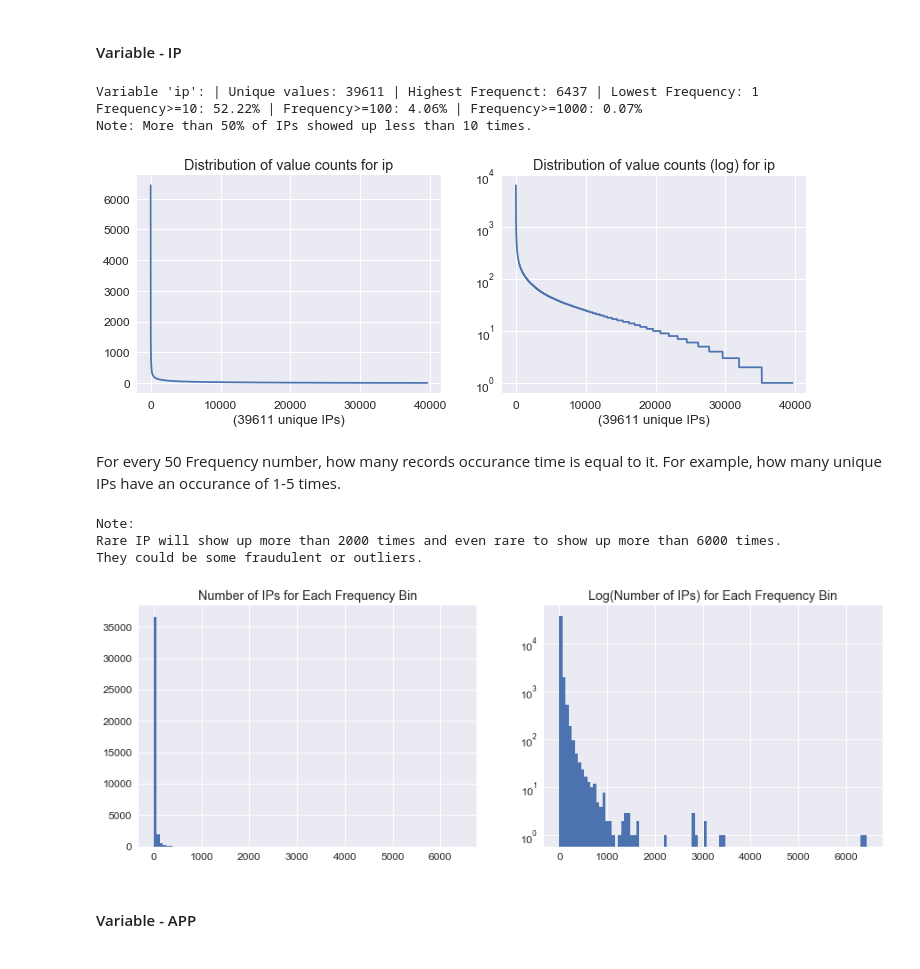
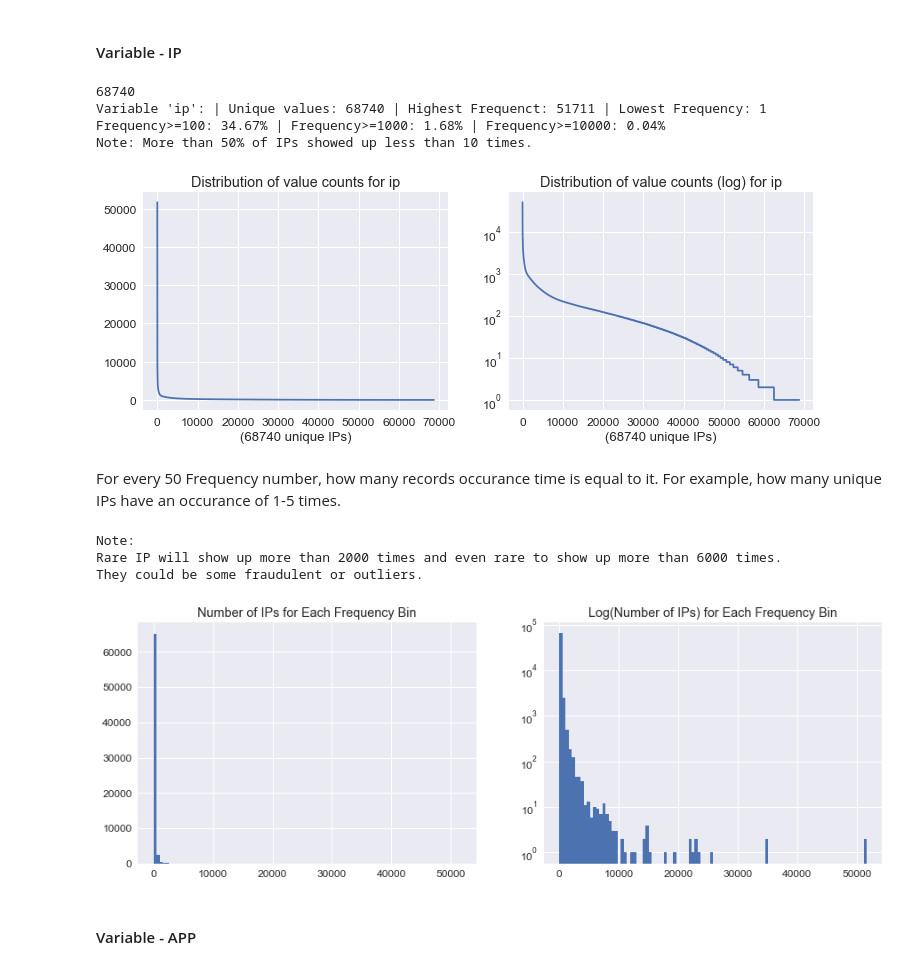
Before and after one commit to linicole/kaggle, a Jupyter notebook: TalkingData_AdTracking/data_preview.ipynb, the cells around one changed output. Drawn from its saved outputs; the diff is of its cells as text; code cells hidden in the pictures.

Commit message:
update data plots

```diff
--- a/TalkingData_AdTracking/data_preview.ipynb
+++ b/TalkingData_AdTracking/data_preview.ipynb
@@ -42,7 +42,7 @@ train.csv           7537.65 MB
 # %% [markdown]
 ## Data Overview & EDA <a id="data_overview"></a>
 # %%
-df_train = pd.read_csv(data_dir + '/train.csv', nrows=1000000)
-df_test = pd.read_csv(data_dir + '/test.csv', nrows=1000000)
+df_train = pd.read_csv(data_dir + '/train.csv', nrows=10000000)
+#df_test = pd.read_csv(data_dir + '/test.csv', nrows=1000000)
 # %%
 common_names = df_train.columns.intersection(df_test.columns).values
@@ -89,0 +77,5 @@ df_test.head()
+# %%
+dat_var = ['click_time', 'attributed_time']
+print(dat_var)
+for dv in dat_var:
+    df_train[dv] = pd.to_datetime(df_train[dv])
@@ -89,0 +86,5 @@ df_test.head()
+# %%
+cat_var = set(df_train.columns.values) - set(dat_var)
+print(cat_var)
+for cv in cat_var:
+    df_train[cv] = df_train[cv].astype('category')
@@ -118,38 +135,40 @@ plt.show();
 # %%
 var_viz = 'ip'
 
 sorted_count = np.sort(df_train[var_viz].value_counts().as_matrix())[::-1] # the frequency of each unique IP
-x_note = "{unique_cnt} unique {var}s".format(unique_cnt=len(sorted_count), var=var_viz.upper())
+print(len(sorted_count)) # 68740 unique IPs
+
 
 fig = plt.figure(figsize=(12,4))
 ax = fig.add_subplot(1, 2, 1)
 ax.plot(sorted_count)
 #ax.set_yscale('log')
 ax.set(title="Distribution of value counts for {}".format(var_viz),
        xlabel="({unique_cnt} unique {var}s)".format(unique_cnt=len(sorted_count), var=var_viz.upper()));
 
 ax = fig.add_subplot(1, 2, 2)
 ax.plot(sorted_count)
 ax.set_yscale('log')
 ax.set(title="Distribution of value counts (log) for {}".format(var_viz),
        xlabel="({unique_cnt} unique {var}s)".format(unique_cnt=len(sorted_count), var=var_viz.upper()));
 
 
 print("Variable '{a}': | Unique values: {b} | Highest Frequenct: {c} | Lowest Frequency: {d}".format(a=var_viz,
                                                                                                      b=len(sorted_count),
                                                                                                      c=sorted_count[0],
                                                                                                      d=sorted_count[-1]))
 
-print("Frequency>=10: {a}% | Frequency>=100: {b}% | Frequency>=1000: {c}%".format(a=str(round((sorted_count>=10).mean()*100, 2)),
-                                                                                  b=str(round((sorted_count>=100).mean()*100, 2)),
-                                                                                  c=str(round((sorted_count>=1000).mean()*100, 2))))
+print("Frequency>=100: {a}% | Frequency>=1000: {b}% | Frequency>=10000: {c}%".format(a=str(round((sorted_count>=100).mean()*100, 2)),
+                                                                                  b=str(round((sorted_count>=1000).mean()*100, 2)),
+                                                                                  c=str(round((sorted_count>=10000).mean()*100, 2))))
 
 print("Note: More than 50% of IPs showed up less than 10 times.")
 # %% [output]
-Variable 'ip': | Unique values: 39611 | Highest Frequenct: 6437 | Lowest Frequency: 1
-Frequency>=10: 52.22% | Frequency>=100: 4.06% | Frequency>=1000: 0.07%
+68740
+Variable 'ip': | Unique values: 68740 | Highest Frequenct: 51711 | Lowest Frequency: 1
+Frequency>=100: 34.67% | Frequency>=1000: 1.68% | Frequency>=10000: 0.04%
 Note: More than 50% of IPs showed up less than 10 times.
-[figure, old version]
+[figure, new version]
 # %% [markdown]
 For every 50 Frequency number, how many records occurance time is equal to it. For example, how many unique IPs have an occurance of 1-5 times.
 # %%
@@ -173,7 +192,7 @@ print("Note: \nRare IP will show up more than 2000 times and even rare to show u
 Note:
 Rare IP will show up more than 2000 times and even rare to show up more than 6000 times.
 They could be some fraudulent or outliers.
-[figure, old version]
+[figure, new version]
 # %% [markdown]
 #### Variable - APP
 # %%
```
Also changed, not shown: parts of 24 cells of this notebook.
